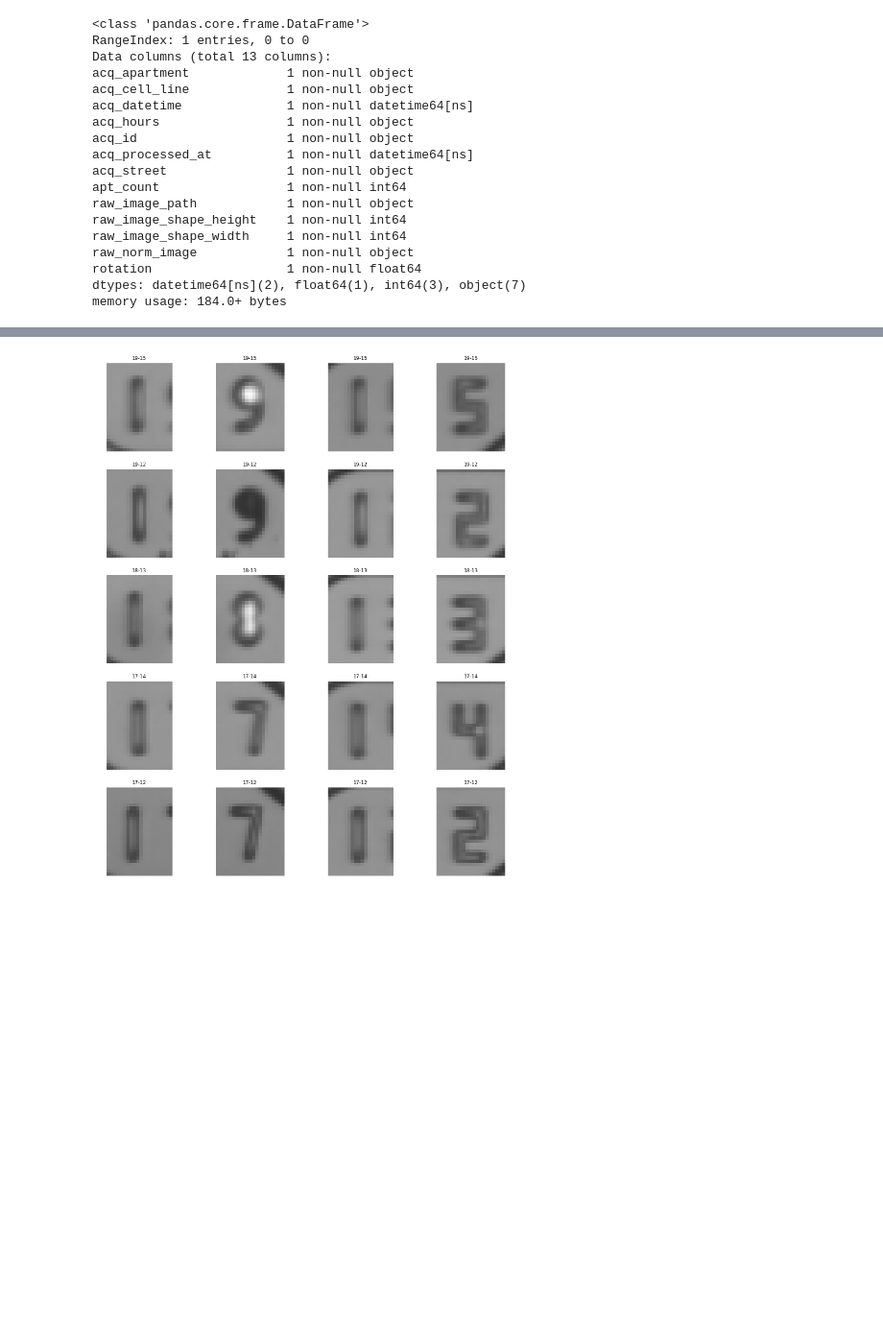
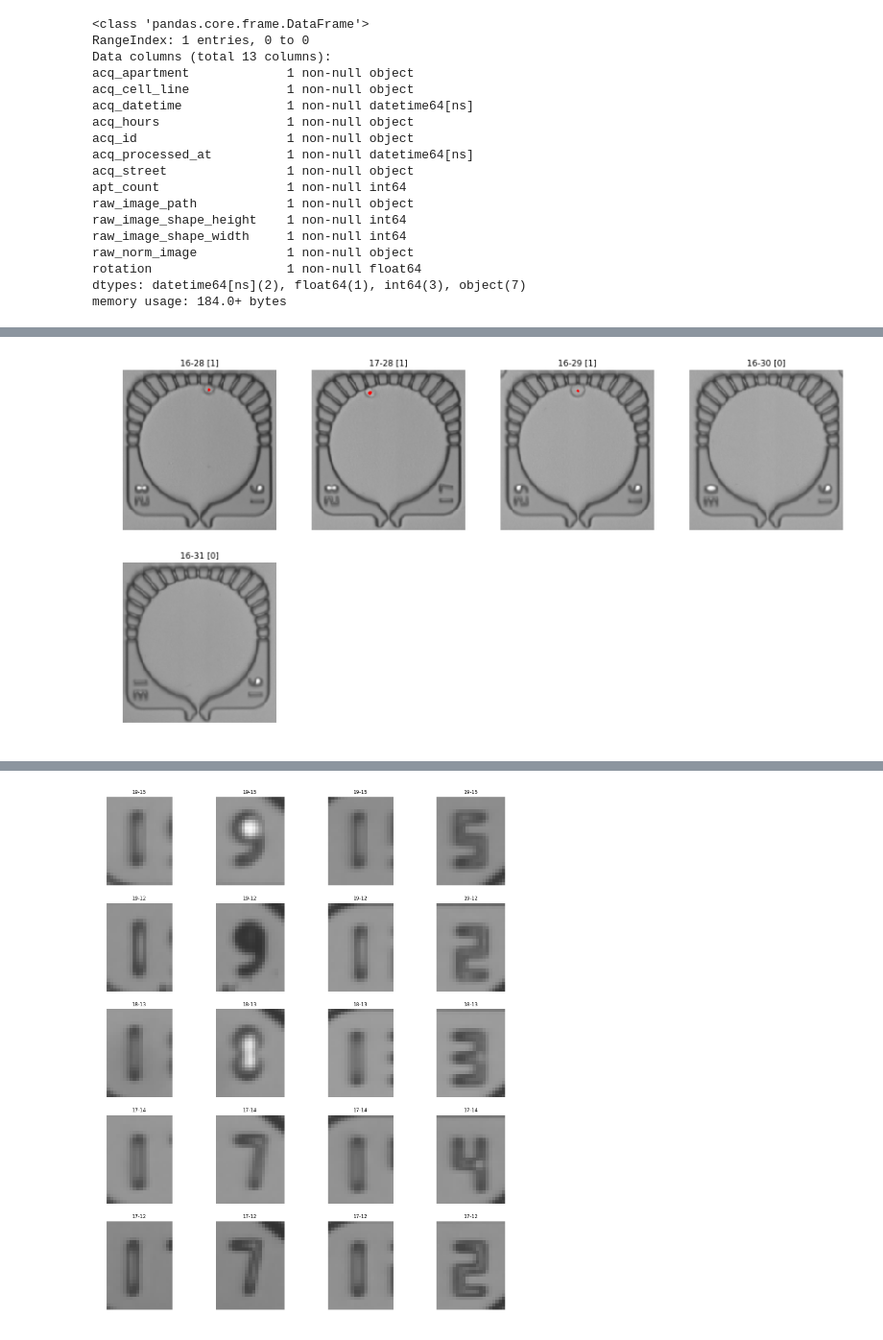
Before and after one commit to hammerlab/SmartCount, a Jupyter notebook: python/notebook/debugging/cytometry_exp_G01.ipynb, the cells around one changed output, grey strips where cells are left out. Shown at 96% size. Drawn from its saved outputs; the diff is of its cells as text; code cells hidden in the pictures; blank space fills up the shorter version.

Commit message:
G1 chip training (pt 5 - results)

```diff
--- a/python/notebook/debugging/cytometry_exp_G01.ipynb
+++ b/python/notebook/debugging/cytometry_exp_G01.ipynb
@@ -146,0 +149,8 @@ display_images(apt_data['apt_image'], titles=[
+# %%
+from celldom.execute import visualization as cell_viz
+df_viz = cell_viz.process_results(apt_data, cell_data, config.experimental_condition_fields, [255, 0, 0])
+display_images(df_viz['image'], titles=[
+    '{}-{} [{}]'.format(r['apt_num'], r['st_num'], r['cell_count']) for _, r in df_viz.iterrows()
+])
+# %% [output]
+[figure, added]
```
Also changed, not shown: parts of 10 cells of this notebook, 4 other files.
